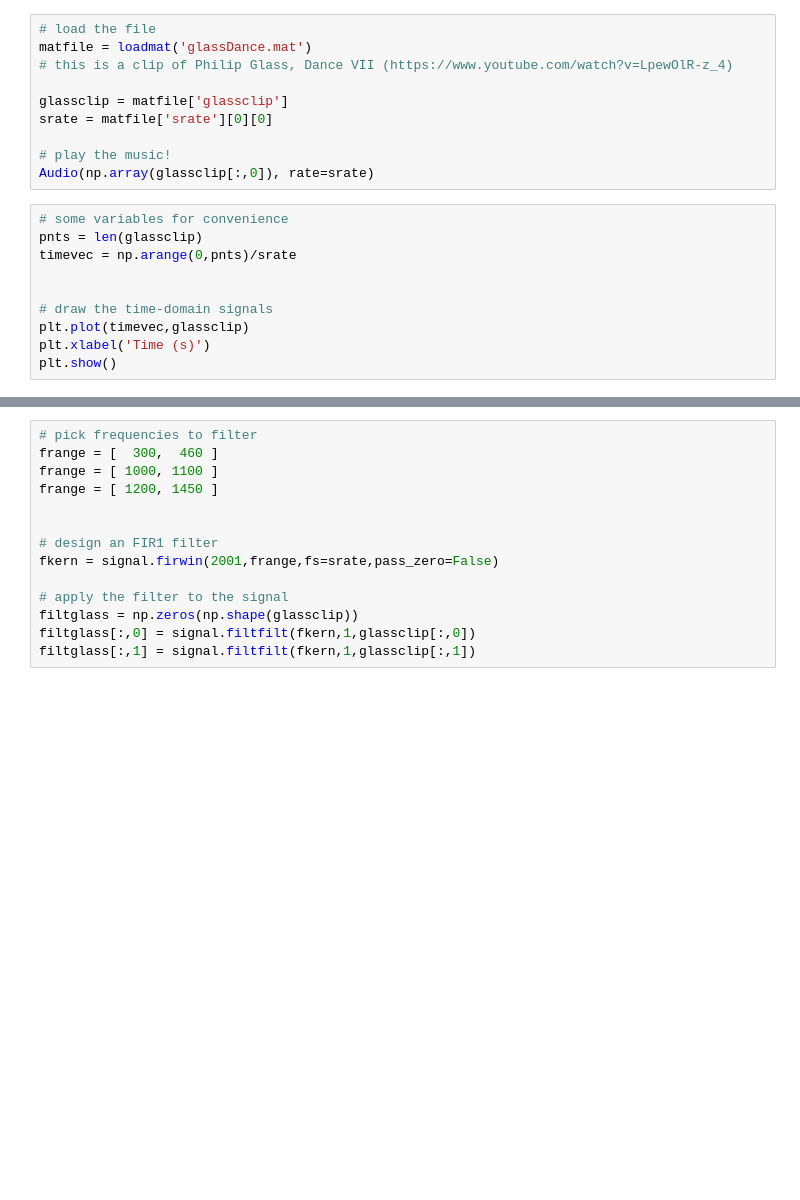
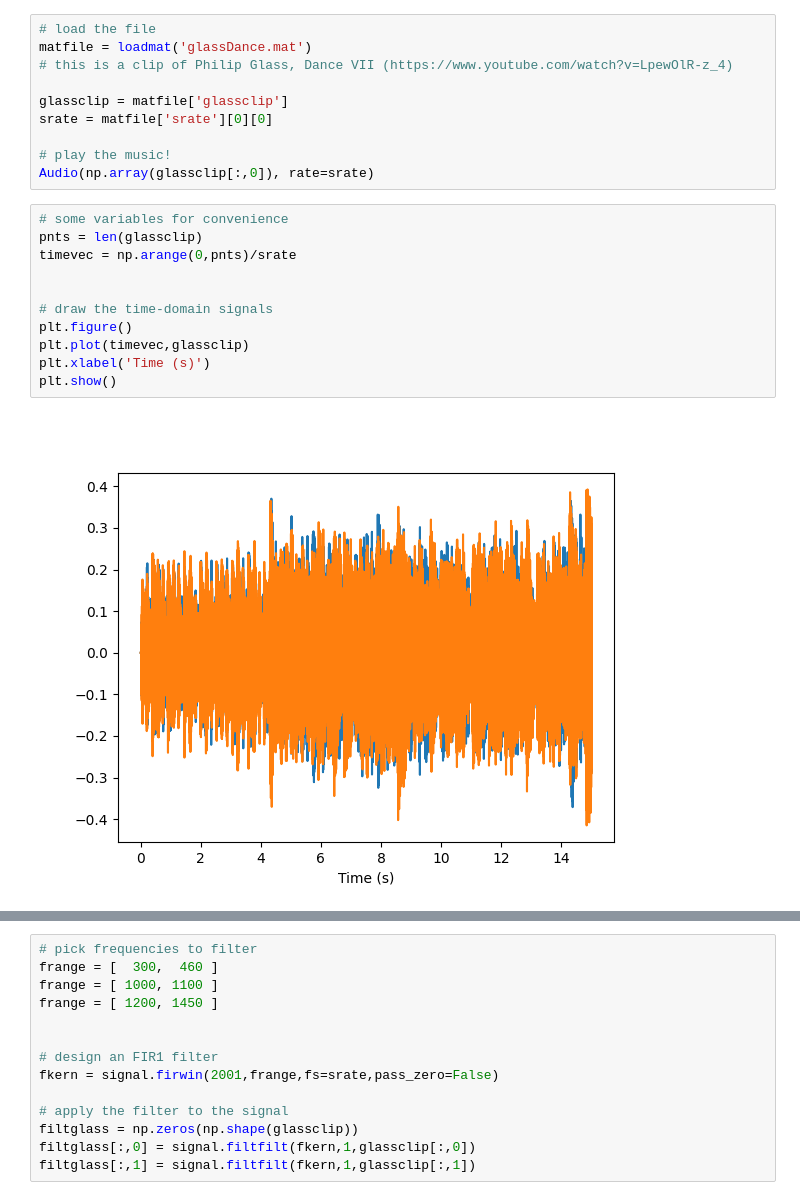
Before and after one commit to bel8z/signal-processing-course, a Jupyter notebook: quickwin/sigprocMXC_filterGlass.ipynb, the cells around one changed output, grey strips where cells are left out. Saved outputs shown, nothing was run; the diff lists cells and outputs as text; blank space fills up the shorter version.

```diff
--- a/quickwin/sigprocMXC_filterGlass.ipynb
+++ b/quickwin/sigprocMXC_filterGlass.ipynb
@@ -17,13 +20,16 @@ Audio(np.array(glassclip[:,0]), rate=srate)
 # %%
 # some variables for convenience
 pnts = len(glassclip)
 timevec = np.arange(0,pnts)/srate
 
 
 # draw the time-domain signals
+plt.figure()
 plt.plot(timevec,glassclip)
 plt.xlabel('Time (s)')
 plt.show()
+# %% [output]
+[figure, added]
 # %%
 ## static power spectrum and pick a frequency range
 
```
Also changed, not shown: parts of 4 cells of this notebook.
